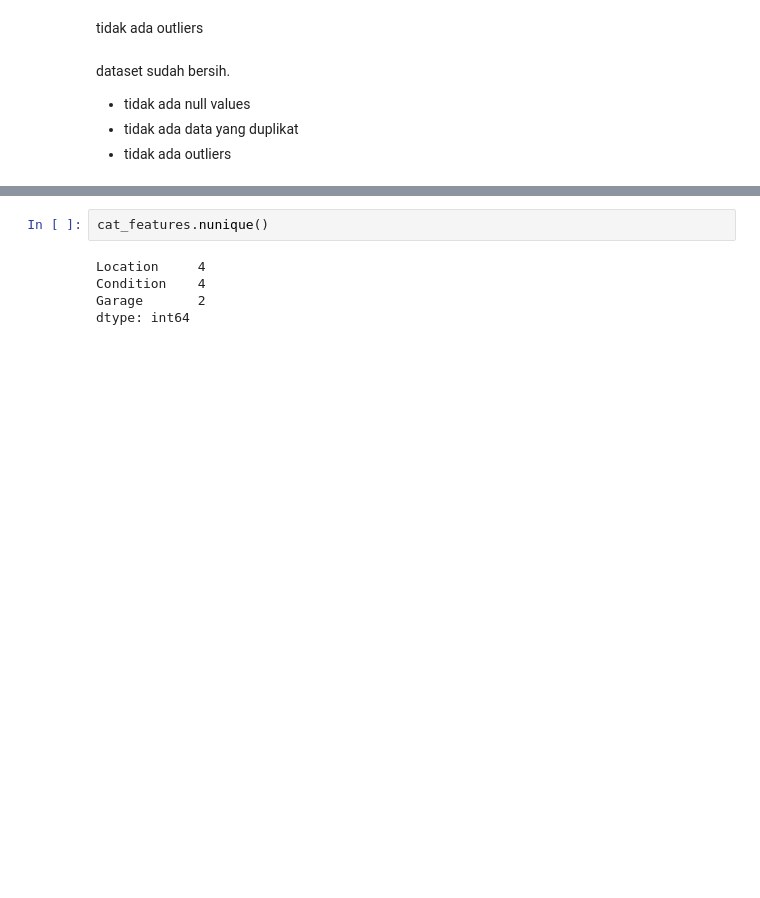
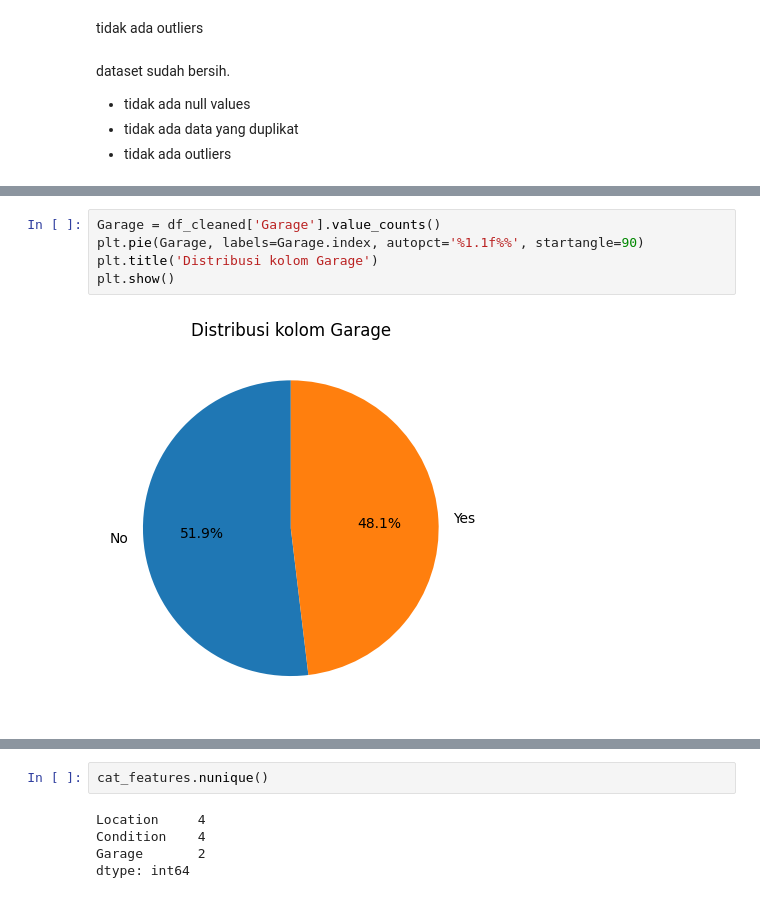
Before and after one commit to NurulAis/house-price, a Jupyter notebook: notebook.ipynb, the cells around one changed output, grey strips where cells are left out. Drawn from its saved outputs; the diff is of its cells as text; blank space fills up the shorter version.

```diff
--- a/notebook.ipynb
+++ b/notebook.ipynb
@@ -113,0 +155,7 @@ cat_features.head()
+# %%
+Garage = df_cleaned['Garage'].value_counts()
+plt.pie(Garage, labels=Garage.index, autopct='%1.1f%%', startangle=90)
+plt.title('Distribusi kolom Garage')
+plt.show()
+# %% [output]
+[figure, added]
```
Also changed, not shown: parts of 16 cells of this notebook.
